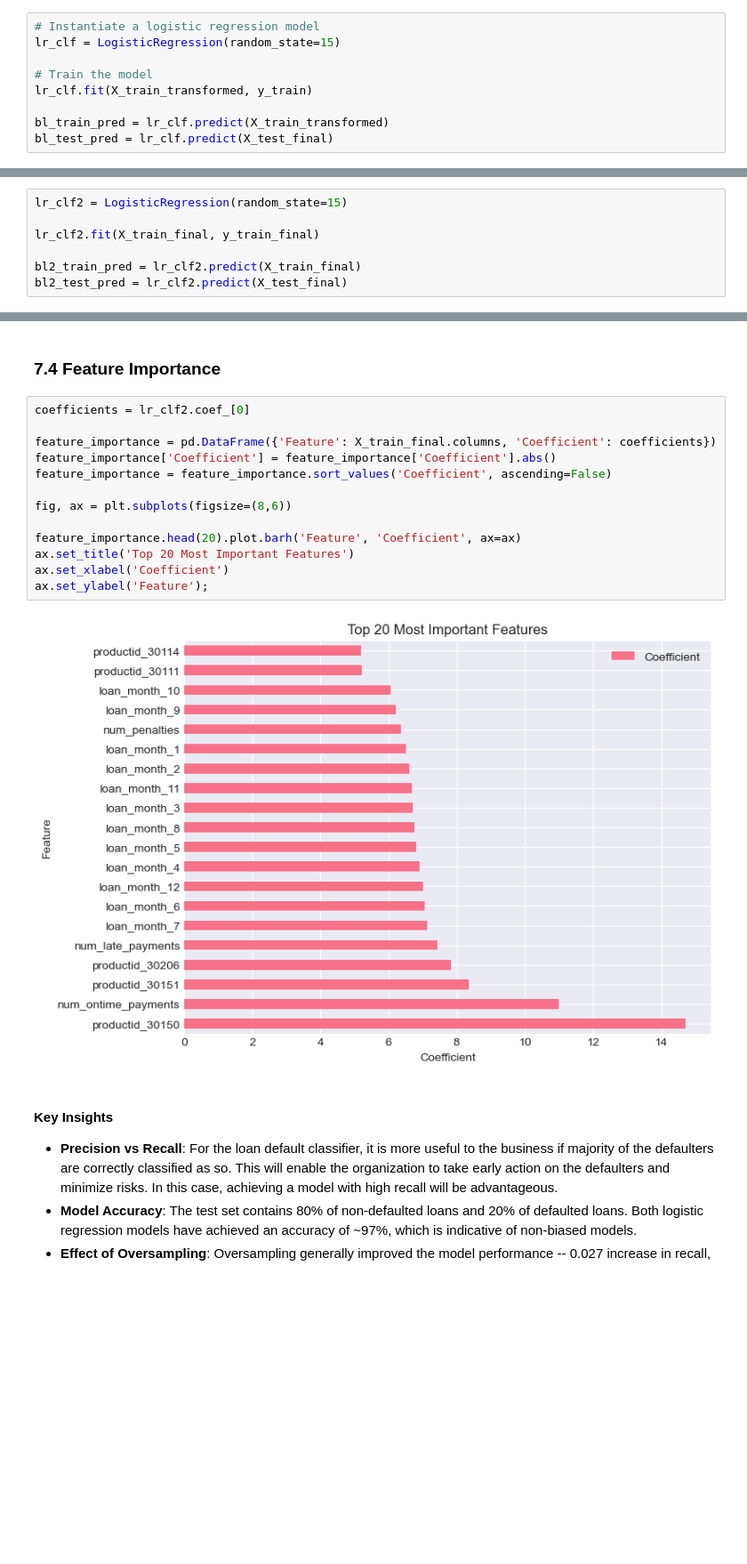
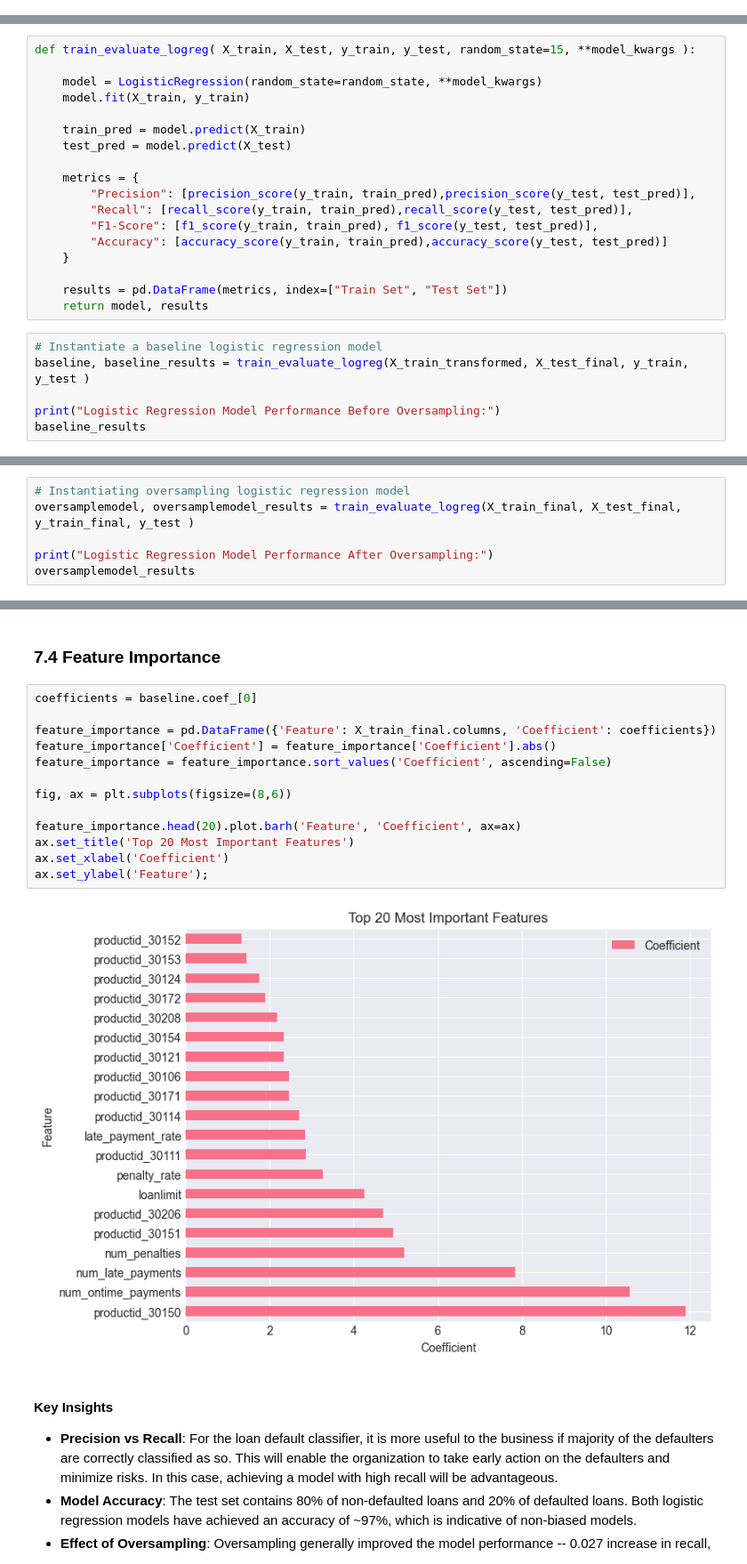
Before and after one commit to mnenedavid/Loan-Default-Risk-Detection, a Jupyter notebook: notebook.ipynb, the cells around one changed output, grey strips where cells are left out. Shown at 89% size. Drawn from its saved outputs; the diff is of its cells as text; blank space fills up the shorter version.

Commit message:
advanced models

```diff
--- a/notebook.ipynb
+++ b/notebook.ipynb
@@ -1706,12 +1728,3 @@ Name: proportion, dtype: float64
 # %% [markdown]
 ## 7: Baseline Models
 ### 7.1 Logistic Regression Classifier (before oversampling)
-# %%
-# Instantiate a logistic regression model
-lr_clf = LogisticRegression(random_state=15)
-
-# Train the model
-lr_clf.fit(X_train_transformed, y_train)
-
-bl_train_pred = lr_clf.predict(X_train_transformed)
-bl_test_pred = lr_clf.predict(X_test_final)
@@ -1730,0 +1731,24 @@ Logistic Regression Model Performance Before Oversampling:
+# %%
+def train_evaluate_logreg( X_train, X_test, y_train, y_test, random_state=15, **model_kwargs ):
+
+    model = LogisticRegression(random_state=random_state, **model_kwargs)
+    model.fit(X_train, y_train)
+
+    train_pred = model.predict(X_train)
+    test_pred = model.predict(X_test)
+
+    metrics = {
+        "Precision": [precision_score(y_train, train_pred),precision_score(y_test, test_pred)],
+        "Recall": [recall_score(y_train, train_pred),recall_score(y_test, test_pred)],
+        "F1-Score": [f1_score(y_train, train_pred), f1_score(y_test, test_pred)],
+        "Accuracy": [accuracy_score(y_train, train_pred),accuracy_score(y_test, test_pred)]
+    }
+
+    results = pd.DataFrame(metrics, index=["Train Set", "Test Set"])
+    return model, results
+# %%
+# Instantiate a baseline logistic regression model
+baseline, baseline_results = train_evaluate_logreg(X_train_transformed, X_test_final, y_train, y_test )
+
+print("Logistic Regression Model Performance Before Oversampling:")
+baseline_results
@@ -1731,9 +1760,8 @@ Logistic Regression Model Performance Before Oversampling:
 # %% [markdown]
 ### 7.2 Logistic Regression Classifier (after oversampling)
 # %%
-lr_clf2 = LogisticRegression(random_state=15)
+# Instantiating oversampling logistic regression model
+oversamplemodel, oversamplemodel_results = train_evaluate_logreg(X_train_final, X_test_final, y_train_final, y_test )
 
-lr_clf2.fit(X_train_final, y_train_final)
-
-bl2_train_pred = lr_clf2.predict(X_train_final)
-bl2_test_pred = lr_clf2.predict(X_test_final)
+print("Logistic Regression Model Performance After Oversampling:")
+oversamplemodel_results
@@ -1767,20 +1793,20 @@ pd.DataFrame(lr_comp, index=['Before Oversampling', 'After Oversampling'])
 # %% [markdown]
 ### 7.4 Feature Importance
 # %%
-coefficients = lr_clf2.coef_[0]
+coefficients = baseline.coef_[0]
 
 feature_importance = pd.DataFrame({'Feature': X_train_final.columns, 'Coefficient': coefficients})
 feature_importance['Coefficient'] = feature_importance['Coefficient'].abs()
 feature_importance = feature_importance.sort_values('Coefficient', ascending=False)
 
 fig, ax = plt.subplots(figsize=(8,6))
 
 feature_importance.head(20).plot.barh('Feature', 'Coefficient', ax=ax)
 ax.set_title('Top 20 Most Important Features')
 ax.set_xlabel('Coefficient')
 ax.set_ylabel('Feature');
 # %% [output]
-[figure, old version]
+[figure, new version]
 # %% [markdown]
 #### **Key Insights**
 * **Precision vs Recall**: For the loan default classifier, it is more useful to the business if majority of the defaulters are correctly classified as so. This will enable the organization to take early action on the defaulters and minimize risks. In this case, achieving a model with high recall will be advantageous.
```
Also changed, not shown: parts of 60 cells of this notebook.
